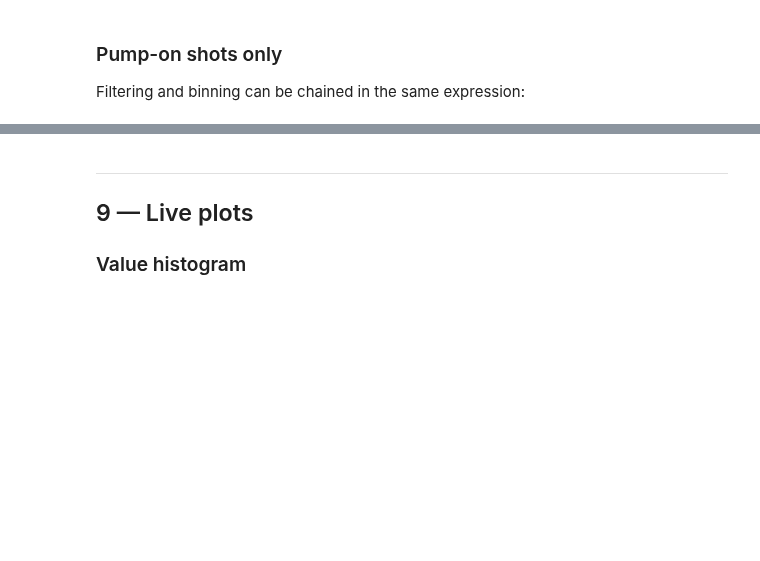
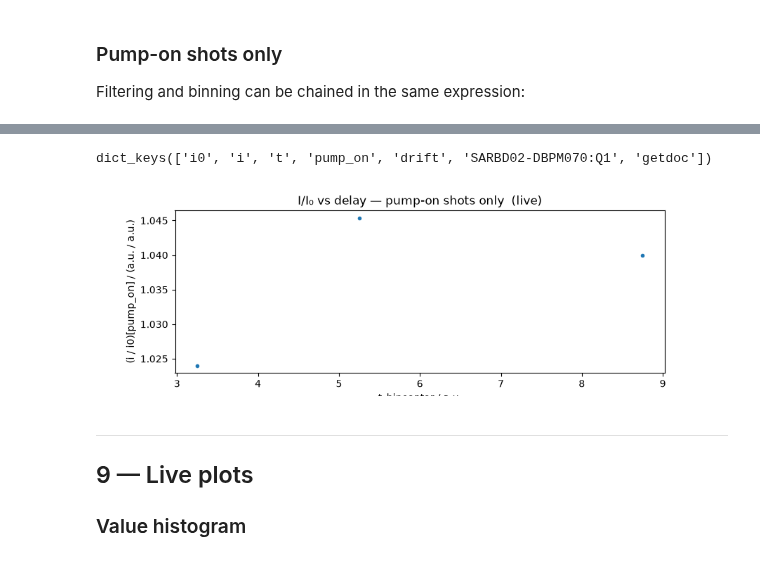
Before and after one commit to htlemke/escape-fel, a Jupyter notebook: escape/stream/tutorial_streamsession.ipynb, the cells around one changed output, grey strips where cells are left out. Cells and saved outputs as stored; diff of their text form; code cells hidden in the pictures; blank space fills up the shorter version.

```diff
--- a/escape/stream/tutorial_streamsession.ipynb
+++ b/escape/stream/tutorial_streamsession.ipynb
@@ -320,3 +396,19 @@ mp2 = ses.t.digitize(bins).categorize(ratio_on).plot_med(update=0.5, axes=ax2)
+# %%
+ses.streams.keys()
+# %% [output]
+dict_keys(['i0', 'i', 't', 'pump_on', 'drift', 'SARBD02-DBPM070:Q1', 'getdoc'])
+# %%
+fig2, ax2 = plt.subplots(figsize=(9, 3))
+ax2.set_title('I/I₀ vs delay — pump-on shots only  (live)')
+
+# (ses.i / ses.i0)[ses.pump_on] = ratio for pump-on events only
+ratio_on = (ses.i / ses.i0)[ses.pump_on]
+ratio_off = (ses.i / ses.i0)[~ses.pump_on]
+
+ses
+mp2 = ses.t.digitize(bins).categorize(ratio_on).plot_med(update=0.5, axes=ax2)
+# %% [output]
+[figure, added]
 # %% [markdown]
 ---
 ## 9 — Live plots
```
Also changed, not shown: parts of 17 cells of this notebook, 16 other files.
